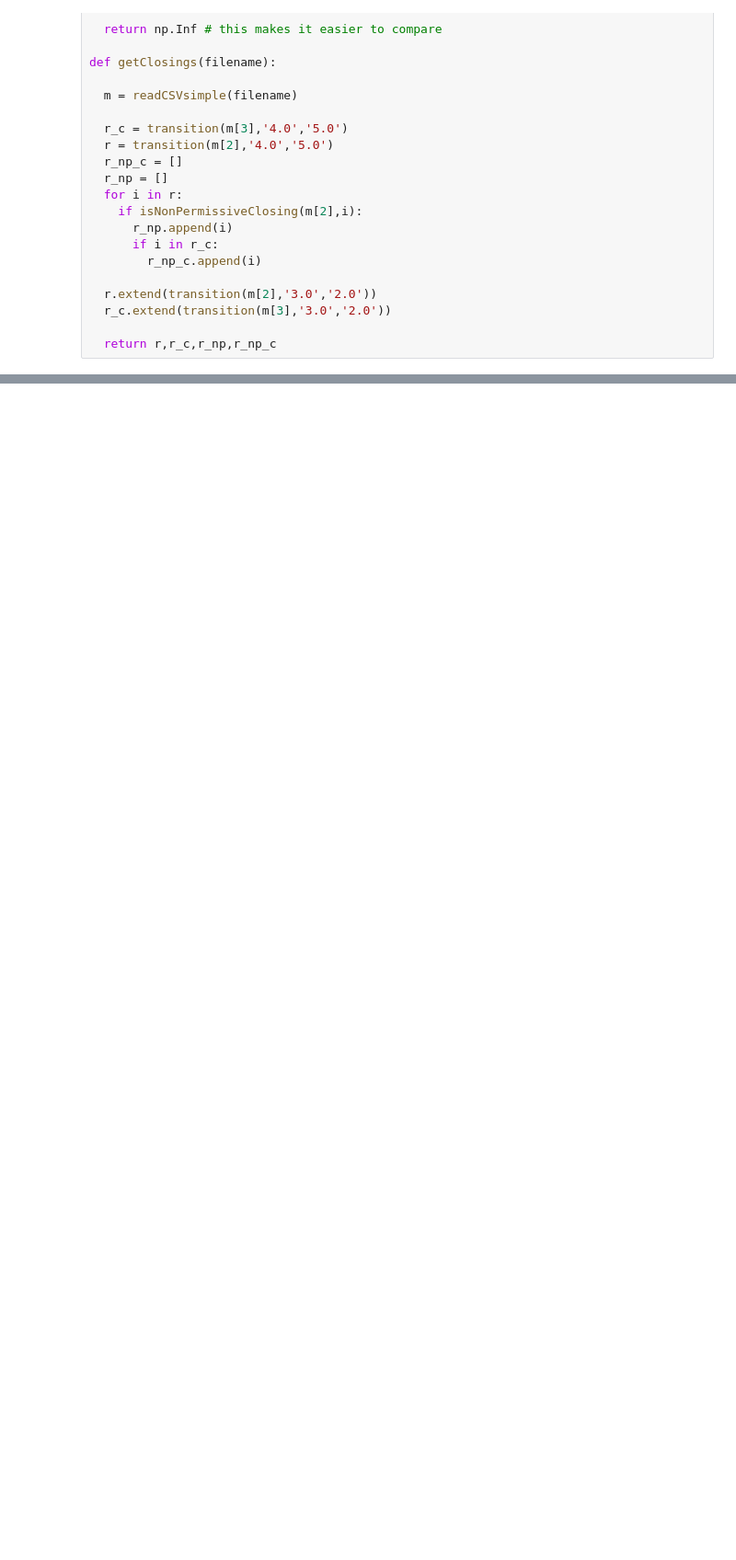
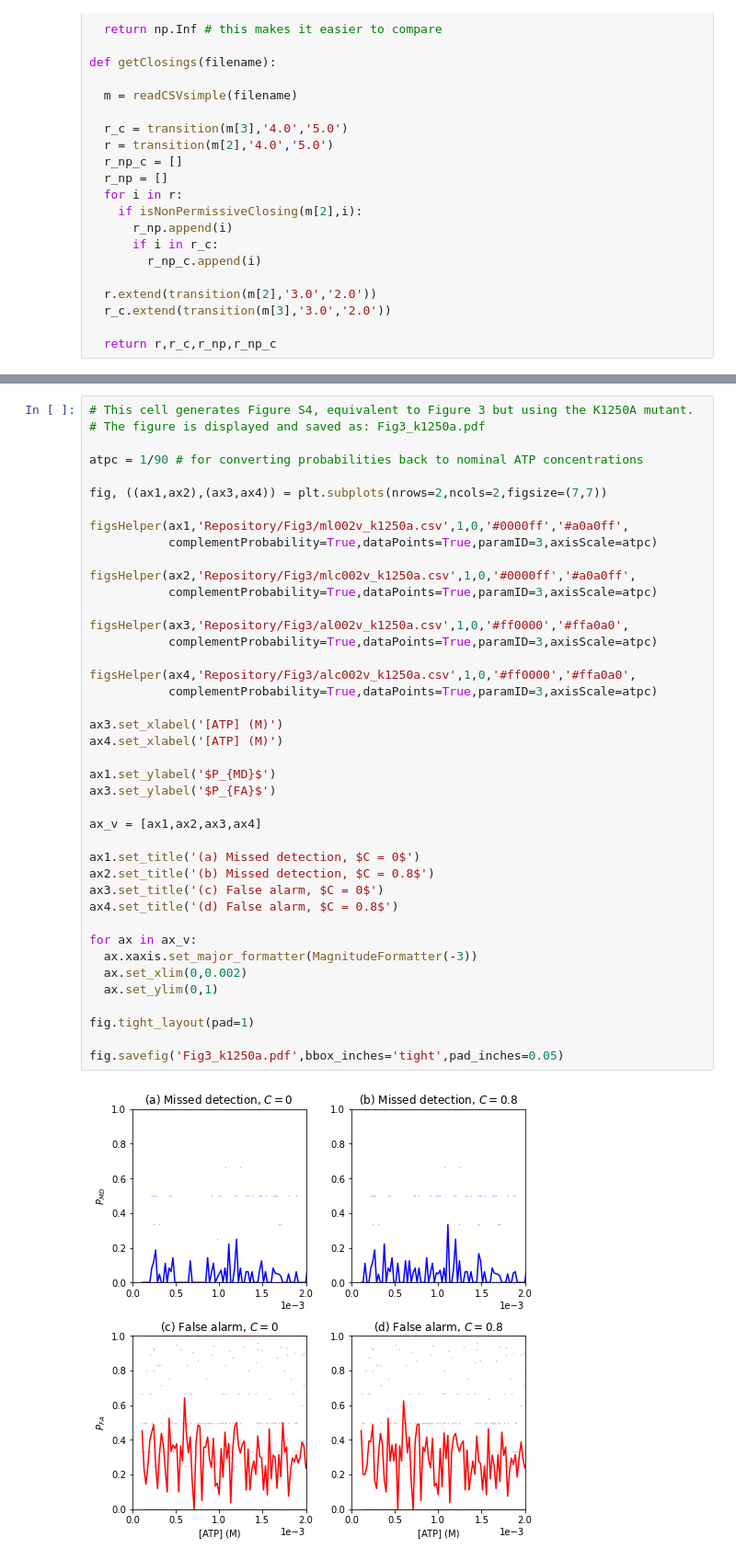
Before and after one commit to andreweckford/PatchClampFactorGraphEM, a Jupyter notebook: data-repository-and-figures/Figure generation notebook for _Bayesian Inference Reveals Permissive and Nonpermissive Channel Closings in CFTR_.ipynb, the cells around one changed output, grey strips where cells are left out. Shown at 92% size. Saved outputs shown, nothing was run; the diff lists cells and outputs as text; blank space fills up the shorter version.

```diff
--- a/data-repository-and-figures/Figure generation notebook for _Bayesian Inference Reveals Permissive and Nonpermissive Channel Closings in CFTR_.ipynb
+++ b/data-repository-and-figures/Figure generation notebook for _Bayesian Inference Reveals Permissive and Nonpermissive Channel Closings in CFTR_.ipynb
@@ -483,0 +530,43 @@ fig.savefig('Fig4.pdf',bbox_inches='tight',pad_inches=0.05)
+# %%
+# This cell generates Figure S4, equivalent to Figure 3 but using the K1250A mutant.
+# The figure is displayed and saved as: Fig3_k1250a.pdf
+
+atpc = 1/90 # for converting probabilities back to nominal ATP concentrations
+
+fig, ((ax1,ax2),(ax3,ax4)) = plt.subplots(nrows=2,ncols=2,figsize=(7,7))
+
+figsHelper(ax1,'Repository/Fig3/ml002v_k1250a.csv',1,0,'#0000ff','#a0a0ff',
+           complementProbability=True,dataPoints=True,paramID=3,axisScale=atpc)
+
+figsHelper(ax2,'Repository/Fig3/mlc002v_k1250a.csv',1,0,'#0000ff','#a0a0ff',
+           complementProbability=True,dataPoints=True,paramID=3,axisScale=atpc)
+
+figsHelper(ax3,'Repository/Fig3/al002v_k1250a.csv',1,0,'#ff0000','#ffa0a0',
+           complementProbability=True,dataPoints=True,paramID=3,axisScale=atpc)
+
+figsHelper(ax4,'Repository/Fig3/alc002v_k1250a.csv',1,0,'#ff0000','#ffa0a0',
+           complementProbability=True,dataPoints=True,paramID=3,axisScale=atpc)
+
+ax3.set_xlabel('[ATP] (M)')
+ax4.set_xlabel('[ATP] (M)')
+
+ax1.set_ylabel('$P_{MD}$')
+ax3.set_ylabel('$P_{FA}$')
+
+ax_v = [ax1,ax2,ax3,ax4]
+
+ax1.set_title('(a) Missed detection, $C = 0$')
+ax2.set_title('(b) Missed detection, $C = 0.8$')
+ax3.set_title('(c) False alarm, $C = 0$')
+ax4.set_title('(d) False alarm, $C = 0.8$')
+
+for ax in ax_v:
+  ax.xaxis.set_major_formatter(MagnitudeFormatter(-3))
+  ax.set_xlim(0,0.002)
+  ax.set_ylim(0,1)
+
+fig.tight_layout(pad=1)
+
+fig.savefig('Fig3_k1250a.pdf',bbox_inches='tight',pad_inches=0.05)
+# %% [output]
+[figure, added]
```
Also changed, not shown: parts of 5 cells of this notebook, 19 other files.
